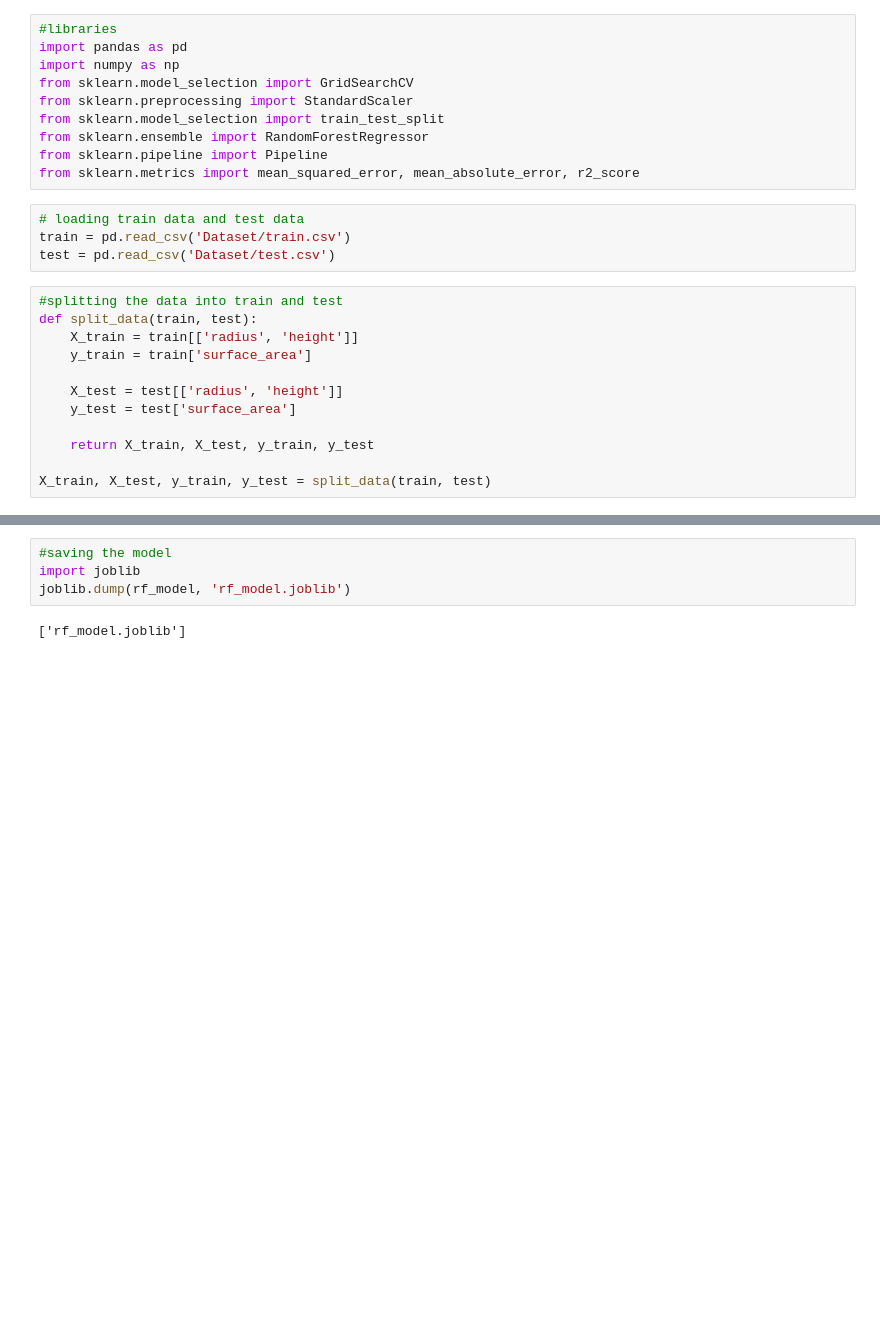
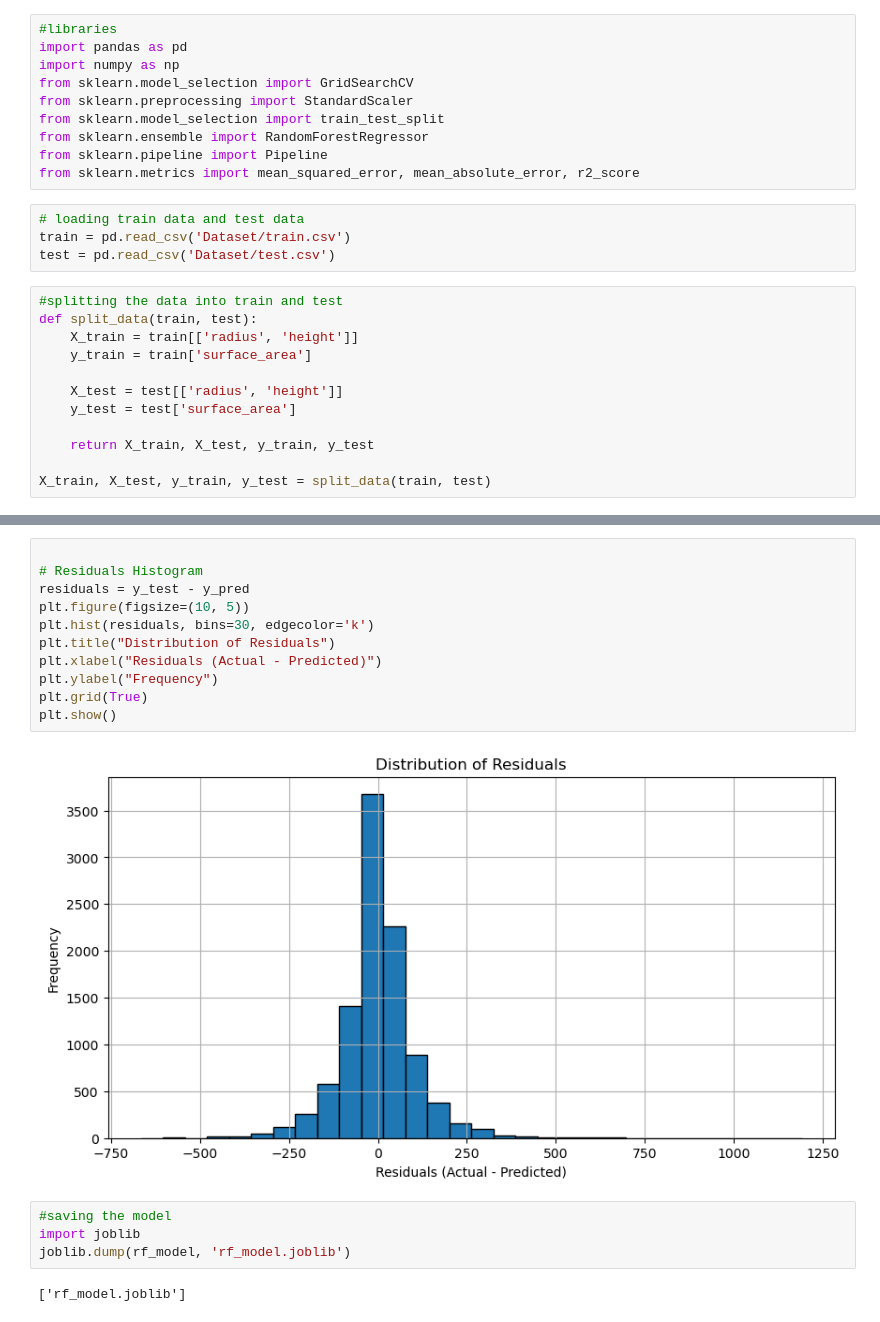
Before and after one commit to Haseeb1919/area-of-cylinder, a Jupyter notebook: RandomForest.ipynb, the cells around one changed output, grey strips where cells are left out. Saved outputs shown, nothing was run; the diff lists cells and outputs as text; blank space fills up the shorter version.

```diff
--- a/RandomForest.ipynb
+++ b/RandomForest.ipynb
@@ -66,3 +114,16 @@ Best Random Forest Model R2: 0.9999879860852307
+# %%
+
+# Residuals Histogram
+residuals = y_test - y_pred
+plt.figure(figsize=(10, 5))
+plt.hist(residuals, bins=30, edgecolor='k')
+plt.title("Distribution of Residuals")
+plt.xlabel("Residuals (Actual - Predicted)")
+plt.ylabel("Frequency")
+plt.grid(True)
+plt.show()
+# %% [output]
+[figure, added]
 # %%
 #saving the model
 import joblib
```
Also changed, not shown: parts of 3 cells of this notebook.
